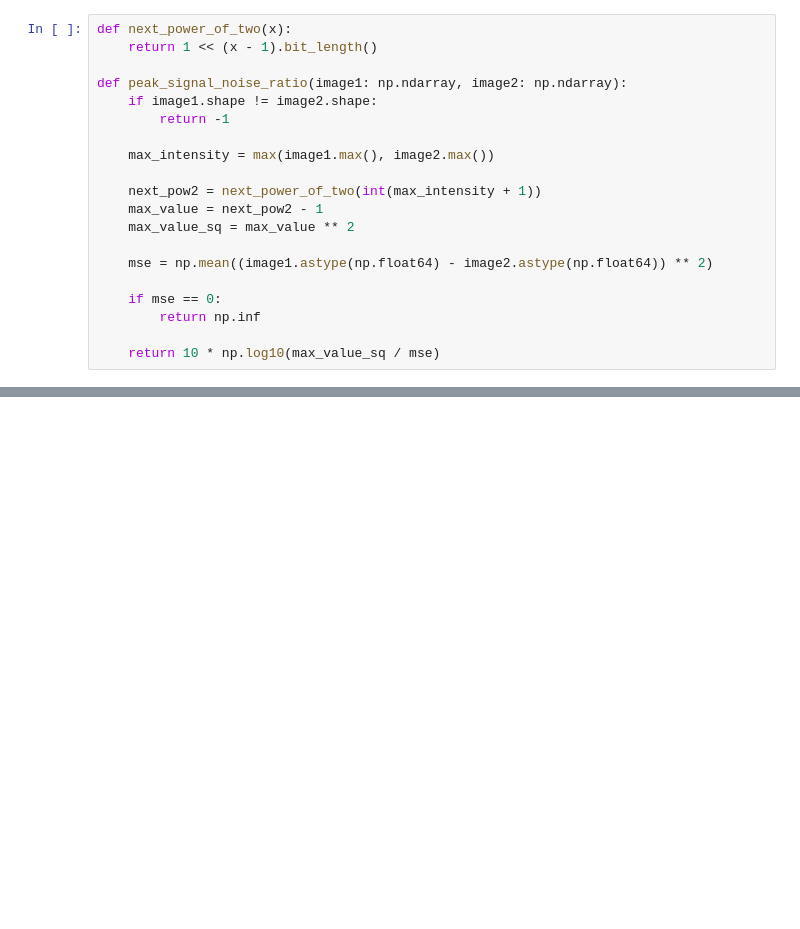
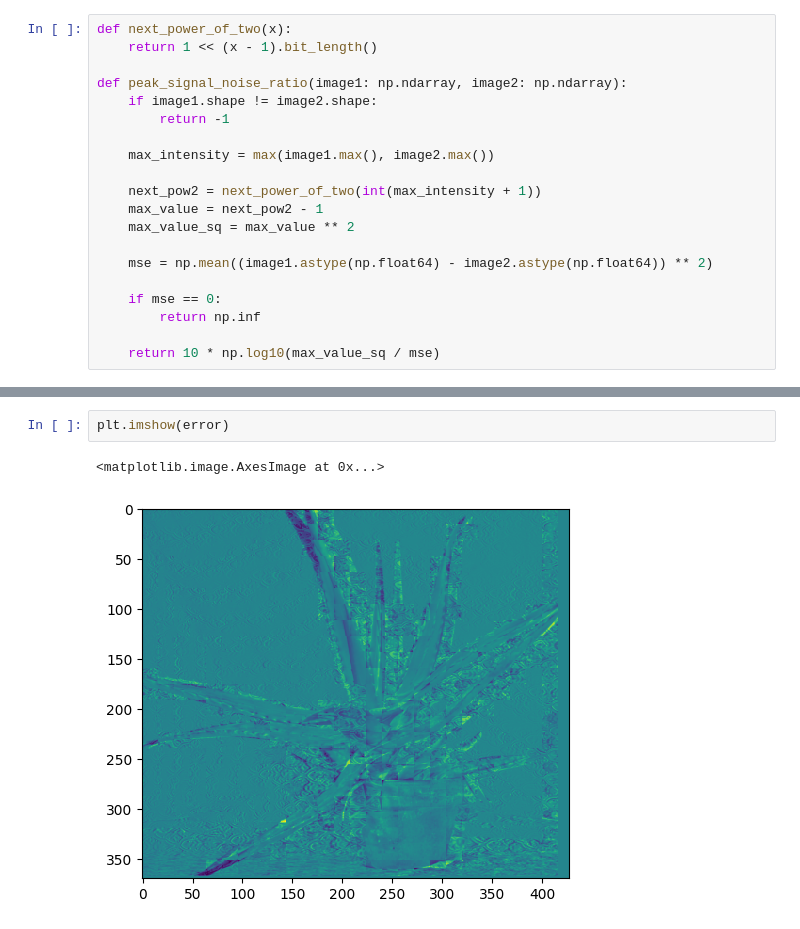
Before and after one commit to pouriaSameti/Advanced-Multimedia-Systems, a Jupyter notebook: Final Project/code.ipynb, the cells around one changed output, grey strips where cells are left out. Drawn from its saved outputs; the diff is of its cells as text; blank space fills up the shorter version.

```diff
--- a/Final Project/code.ipynb
+++ b/Final Project/code.ipynb
@@ -42,0 +171,5 @@ def peak_signal_noise_ratio(image1: np.ndarray, image2: np.ndarray):
+# %%
+plt.imshow(error)
+# %% [output]
+<matplotlib.image.AxesImage at 0x...>
+[figure, added]
```
Also changed, not shown: parts of 7 cells of this notebook.
